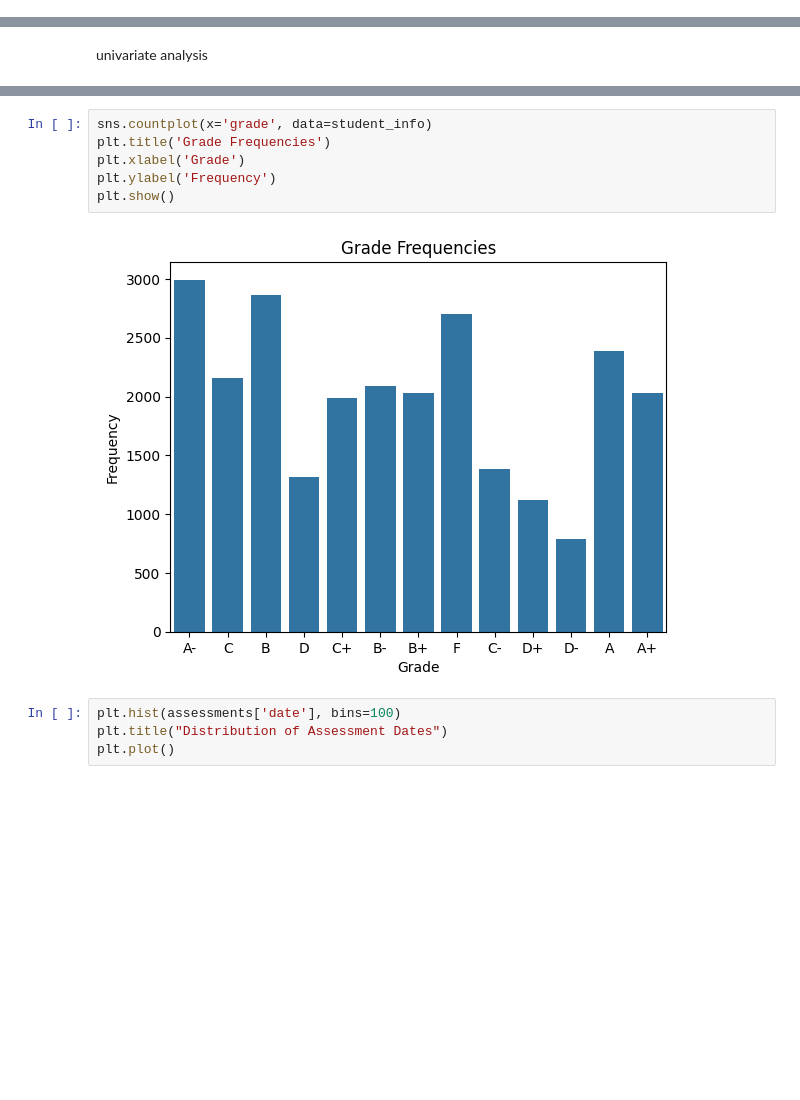
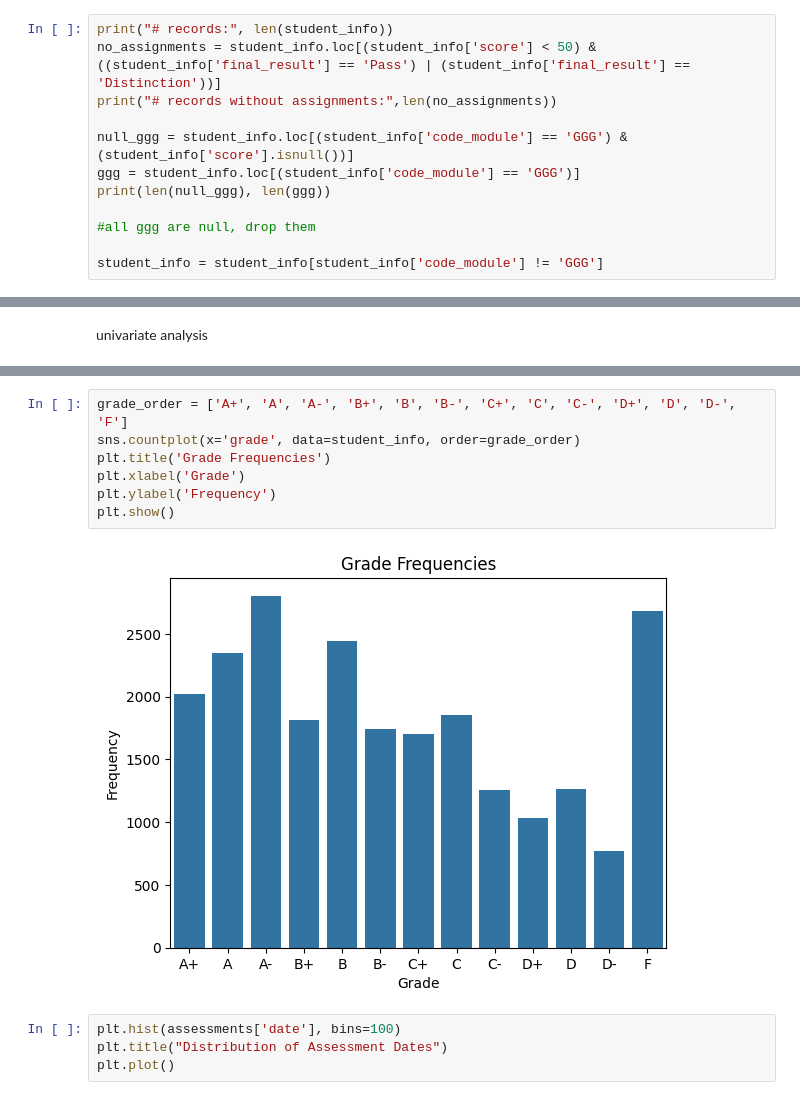
Before and after one commit to asns2001/451-Group_Project, a Jupyter notebook: peter_analysis.ipynb, the cells around one changed output, grey strips where cells are left out. Drawn from its saved outputs; the diff is of its cells as text; blank space fills up the shorter version.

```diff
--- a/peter_analysis.ipynb
+++ b/peter_analysis.ipynb
@@ -122,0 +114,12 @@ print("# records without assignments:",len(student_info.loc[(student_info['score
+# %%
+print("# records:", len(student_info))
+no_assignments = student_info.loc[(student_info['score'] < 50) & ((student_info['final_result'] == 'Pass') | (student_info['final_result'] == 'Distinction'))]
+print("# records without assignments:",len(no_assignments))
+
+null_ggg = student_info.loc[(student_info['code_module'] == 'GGG') & (student_info['score'].isnull())]
+ggg = student_info.loc[(student_info['code_module'] == 'GGG')]
+print(len(null_ggg), len(ggg))
+
+#all ggg are null, drop them
+
+student_info = student_info[student_info['code_module'] != 'GGG']
@@ -270,11 +291,12 @@ for i, column in enumerate(columns):
 # %%
-sns.countplot(x='grade', data=student_info)
+grade_order = ['A+', 'A', 'A-', 'B+', 'B', 'B-', 'C+', 'C', 'C-', 'D+', 'D', 'D-', 'F']
+sns.countplot(x='grade', data=student_info, order=grade_order)
 plt.title('Grade Frequencies')
 plt.xlabel('Grade')
 plt.ylabel('Frequency')
 plt.show()
 # %% [output]
-[figure, old version]
+[figure, new version]
 # %%
 plt.hist(assessments['date'], bins=100)
 plt.title("Distribution of Assessment Dates")
```
Also changed, not shown: parts of 9 cells of this notebook, 1 other file.
